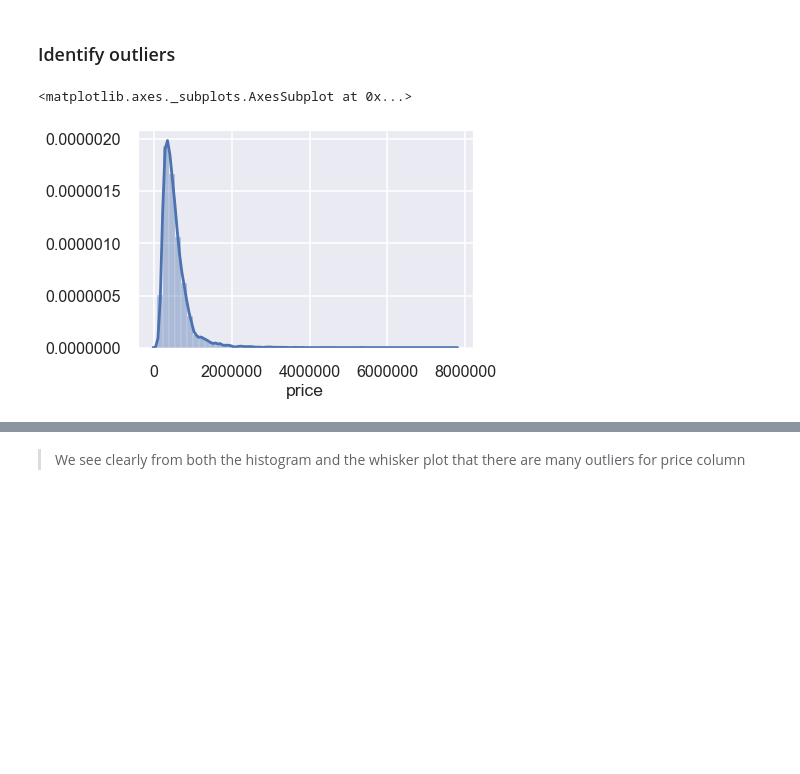
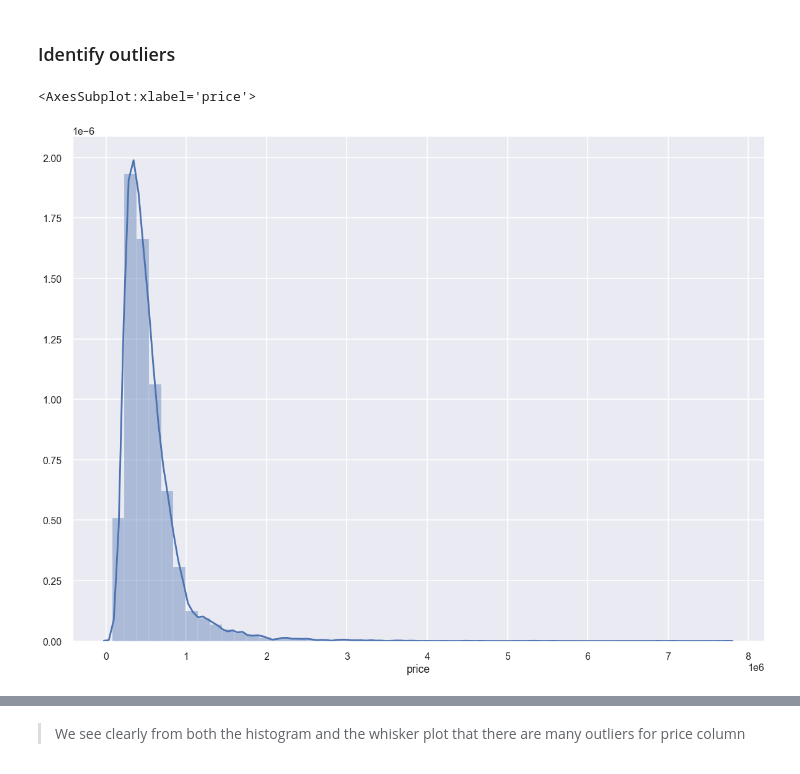
Before and after one commit to alimahzoon/King-County-House-Sales, a Jupyter notebook: student.ipynb, the cells around one changed output, grey strips where cells are left out. Drawn from its saved outputs; the diff is of its cells as text; code cells hidden in the pictures; blank space fills up the shorter version.

```diff
--- a/student.ipynb
+++ b/student.ipynb
@@ -368,8 +372,8 @@ Name: sqft_basement, Length: 304, dtype: float64
 # %% [markdown]
 ### Something must be done about these newly discovered null values. We will assume that a null value means no basement. Partially because the mode is zero anyhow.
 # %%
-kings_df_cleaned['sqft_basement'].fillna(0, inplace=True)
-kings_df_cleaned['sqft_basement'].value_counts(normalize=True, dropna=False)
+df_cleaned['sqft_basement'].fillna(0, inplace=True)
+df_cleaned['sqft_basement'].value_counts(normalize=True, dropna=False)
 # %% [output]
 0.00000      0.61490
 600.00000    0.01005
@@ -398,0 +397,3 @@ check_multicol(kings_df_cleaned)
+# %%
+plt.rcParams['figure.figsize'] = (20,15)
+check_multicol(df_cleaned)
@@ -425,4 +427,4 @@ sqft_sample[['sqft_above', 'sqft_living', 'sqft_basement']]
 # %%
-kings_df_cleaned.drop(['sqft_living'], axis=1, inplace=True)
-check_multicol(kings_df_cleaned)
+df_cleaned.drop(['sqft_living'], axis=1, inplace=True)
+check_multicol(df_cleaned)
 # %% [output]
@@ -430,8 +432,8 @@ check_multicol(kings_df_cleaned)
 # %% [markdown]
 ### Drop some other columns that aren't so important in the bigger scheme of things
 # %%
-kings_df_cleaned.drop(['sqft_living15'], inplace=True, axis=1)
-kings_df_cleaned.drop(['sqft_lot15'], inplace=True, axis=1)
-kings_df_cleaned.drop(['grade'], inplace=True, axis=1)
-check_multicol(kings_df_cleaned)
+df_cleaned.drop(['sqft_living15'], inplace=True, axis=1)
+df_cleaned.drop(['sqft_lot15'], inplace=True, axis=1)
+df_cleaned.drop(['grade'], inplace=True, axis=1)
+check_multicol(df_cleaned)
 # %% [output]
@@ -442,8 +444,8 @@ check_multicol(kings_df_cleaned)
 ### Identify outliers
 # %%
 target = 'price'
-sns.distplot(kings_df_cleaned[target])
+sns.distplot(df_cleaned[target])
 # %% [output]
-<matplotlib.axes._subplots.AxesSubplot at 0x...>
+<AxesSubplot:xlabel='price'>
-[figure, old version]
+[figure, new version]
 # %%
```
Also changed, not shown: parts of 109 cells of this notebook, 3 other files.
